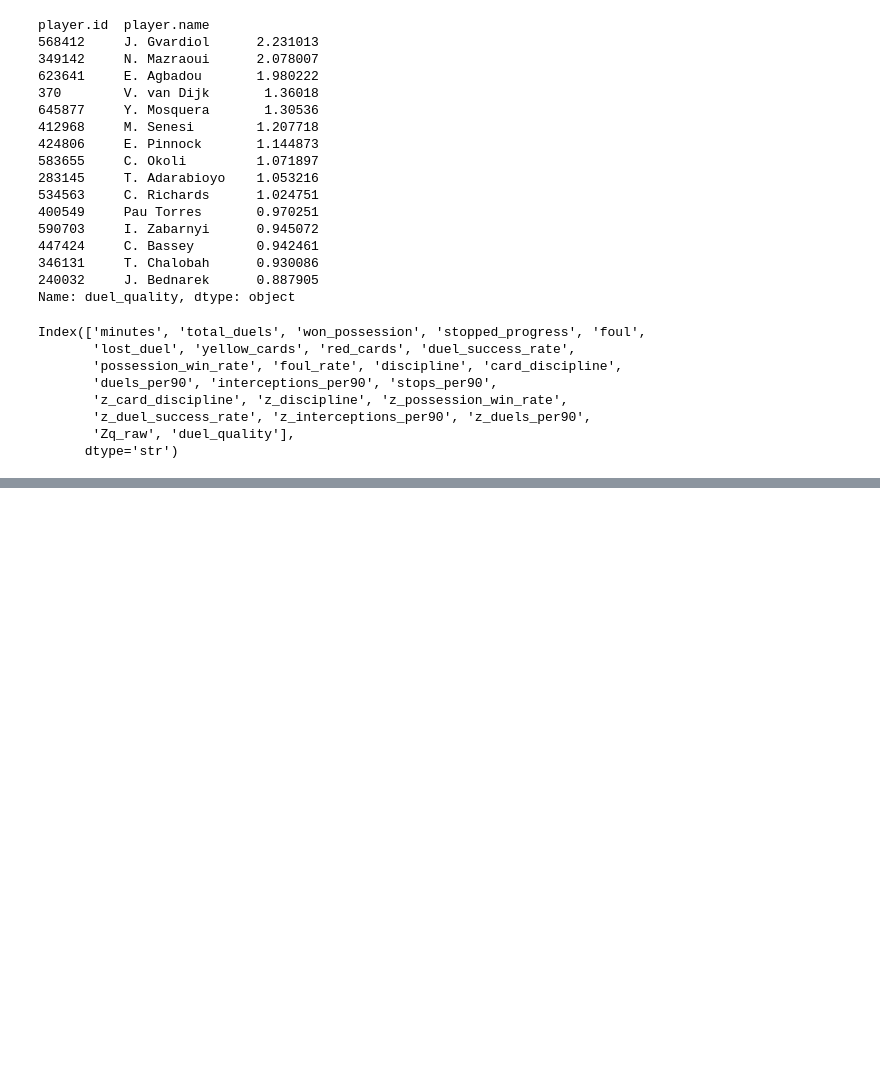
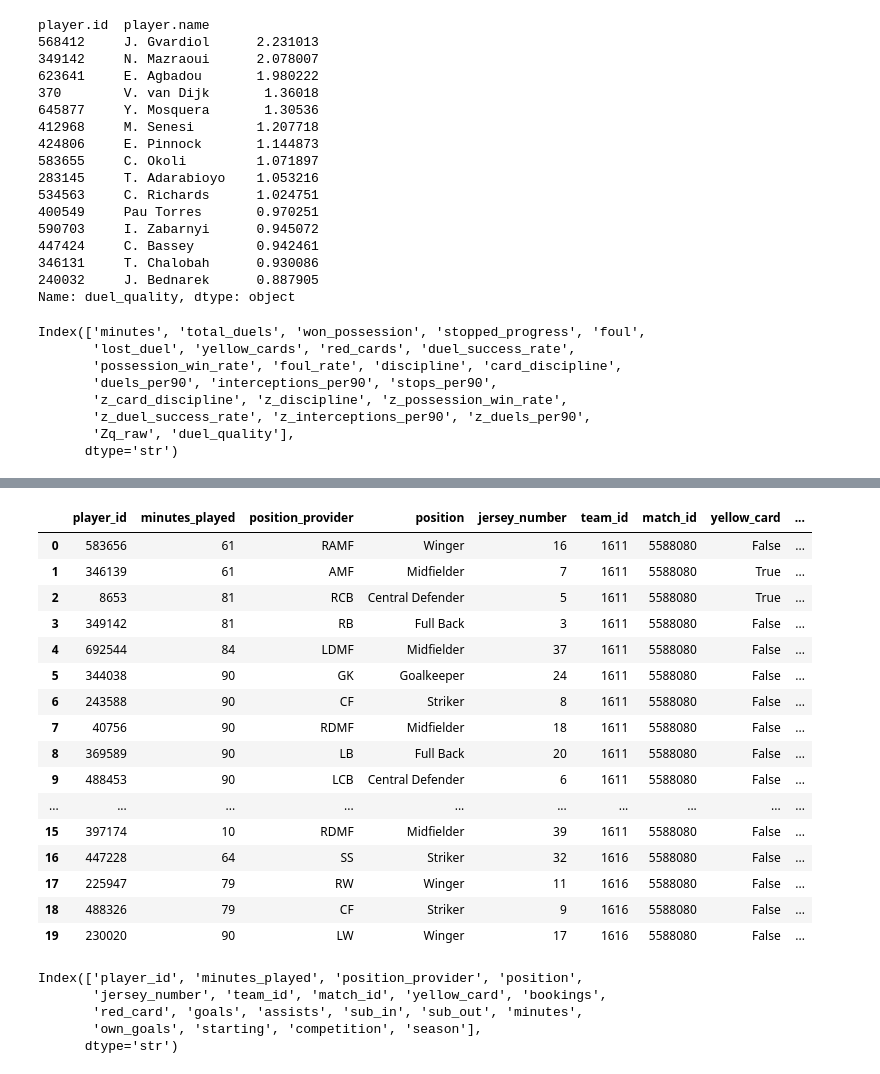
Before and after one commit to Giorgis3/Twelve-GPT-Educational-Giorgis, a Jupyter notebook: nbs/qualities.ipynb, the cells around one changed output, grey strips where cells are left out. Cells and saved outputs as stored; diff of their text form; code cells hidden in the pictures; blank space fills up the shorter version.

```diff
--- a/nbs/qualities.ipynb
+++ b/nbs/qualities.ipynb
@@ -1202,0 +1838,28 @@ ground_duels = cb_events[cb_events["groundDuel"].notna()]
+# %%
+minutes_england_df.head(20)
+# %% [output]
+|  | player_id | minutes_played | position_provider | position | jersey_number | team_id | match_id | yellow_card | ... |
+| 0 | 583656 | 61 | RAMF | Winger | 16 | 1611 | 5588080 | False | ... |
+| 1 | 346139 | 61 | AMF | Midfielder | 7 | 1611 | 5588080 | True | ... |
+| 2 | 8653 | 81 | RCB | Central Defender | 5 | 1611 | 5588080 | True | ... |
+| 3 | 349142 | 81 | RB | Full Back | 3 | 1611 | 5588080 | False | ... |
+| 4 | 692544 | 84 | LDMF | Midfielder | 37 | 1611 | 5588080 | False | ... |
+| 5 | 344038 | 90 | GK | Goalkeeper | 24 | 1611 | 5588080 | False | ... |
+| 6 | 243588 | 90 | CF | Striker | 8 | 1611 | 5588080 | False | ... |
+| 7 | 40756 | 90 | RDMF | Midfielder | 18 | 1611 | 5588080 | False | ... |
+| 8 | 369589 | 90 | LB | Full Back | 20 | 1611 | 5588080 | False | ... |
+| 9 | 488453 | 90 | LCB | Central Defender | 6 | 1611 | 5588080 | False | ... |
+| ... | ... | ... | ... | ... | ... | ... | ... | ... | ... |
+| 15 | 397174 | 10 | RDMF | Midfielder | 39 | 1611 | 5588080 | False | ... |
+| 16 | 447228 | 64 | SS | Striker | 32 | 1616 | 5588080 | False | ... |
+| 17 | 225947 | 79 | RW | Winger | 11 | 1616 | 5588080 | False | ... |
+| 18 | 488326 | 79 | CF | Striker | 9 | 1616 | 5588080 | False | ... |
+| 19 | 230020 | 90 | LW | Winger | 17 | 1616 | 5588080 | False | ... |
+# %%
+minutes_england_df.columns
+# %% [output]
+Index(['player_id', 'minutes_played', 'position_provider', 'position',
+       'jersey_number', 'team_id', 'match_id', 'yellow_card', 'bookings',
+       'red_card', 'goals', 'assists', 'sub_in', 'sub_out', 'minutes',
+       'own_goals', 'starting', 'competition', 'season'],
+      dtype='str')
```
Also changed, not shown: parts of 62 cells of this notebook.
